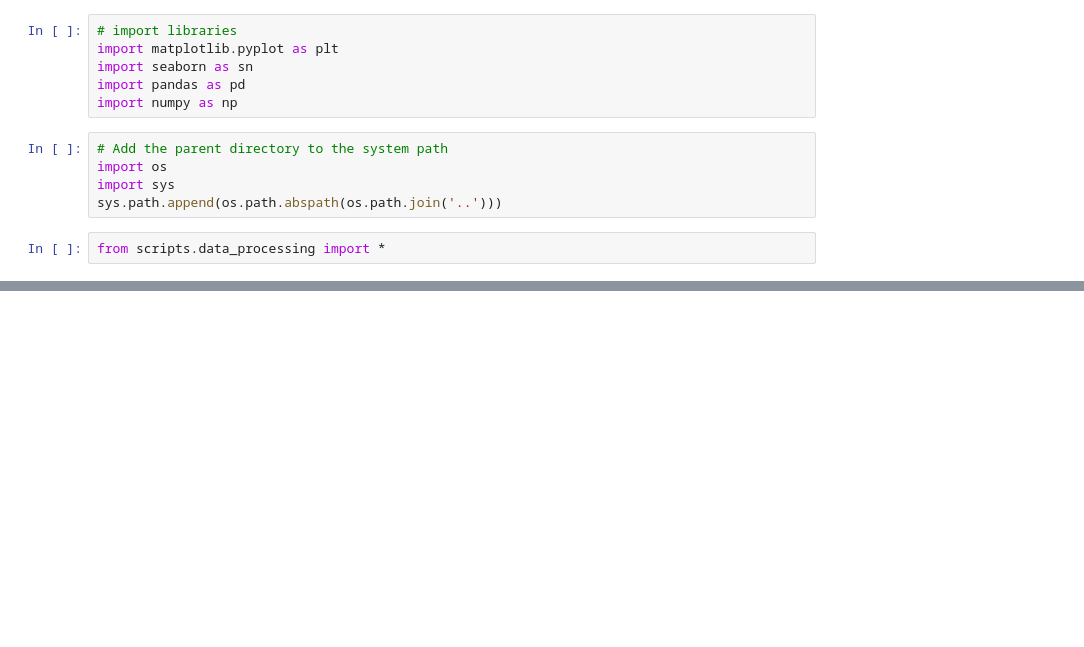
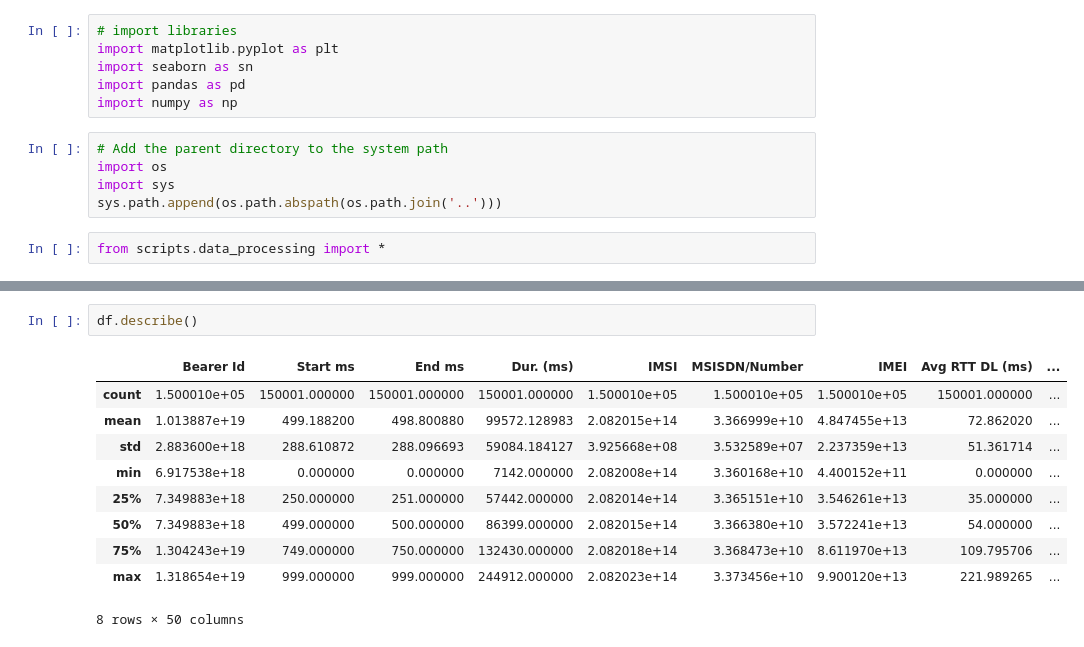
Before and after one commit to Gemechu90/Telecom-Growth-Analysis, a Jupyter notebook: notebooks/User_Overview_Analysis.ipynb, the cells around one changed output, grey strips where cells are left out. Drawn from its saved outputs; the diff is of its cells as text; blank space fills up the shorter version.

```diff
--- a/notebooks/User_Overview_Analysis.ipynb
+++ b/notebooks/User_Overview_Analysis.ipynb
@@ -18,0 +70,13 @@ FileNotFoundError: [Errno 2] No such file or directory: '../data/cleaned_telecom
+# %%
+df.describe()
+# %% [output]
+|  | Bearer Id | Start ms | End ms | Dur. (ms) | IMSI | MSISDN/Number | IMEI | Avg RTT DL (ms) | ... |
+| count | 1.500010e+05 | 150001.000000 | 150001.000000 | 150001.000000 | 1.500010e+05 | 1.500010e+05 | 1.500010e+05 | 150001.000000 | ... |
+| mean | 1.013887e+19 | 499.188200 | 498.800880 | 99572.128983 | 2.082015e+14 | 3.366999e+10 | 4.847455e+13 | 72.862020 | ... |
+| std | 2.883600e+18 | 288.610872 | 288.096693 | 59084.184127 | 3.925668e+08 | 3.532589e+07 | 2.237359e+13 | 51.361714 | ... |
+| min | 6.917538e+18 | 0.000000 | 0.000000 | 7142.000000 | 2.082008e+14 | 3.360168e+10 | 4.400152e+11 | 0.000000 | ... |
+| 25% | 7.349883e+18 | 250.000000 | 251.000000 | 57442.000000 | 2.082014e+14 | 3.365151e+10 | 3.546261e+13 | 35.000000 | ... |
+| 50% | 7.349883e+18 | 499.000000 | 500.000000 | 86399.000000 | 2.082015e+14 | 3.366380e+10 | 3.572241e+13 | 54.000000 | ... |
+| 75% | 1.304243e+19 | 749.000000 | 750.000000 | 132430.000000 | 2.082018e+14 | 3.368473e+10 | 8.611970e+13 | 109.795706 | ... |
+| max | 1.318654e+19 | 999.000000 | 999.000000 | 244912.000000 | 2.082023e+14 | 3.373456e+10 | 9.900120e+13 | 221.989265 | ... |
+8 rows × 50 columns
```
Also changed, not shown: parts of 5 cells of this notebook.
